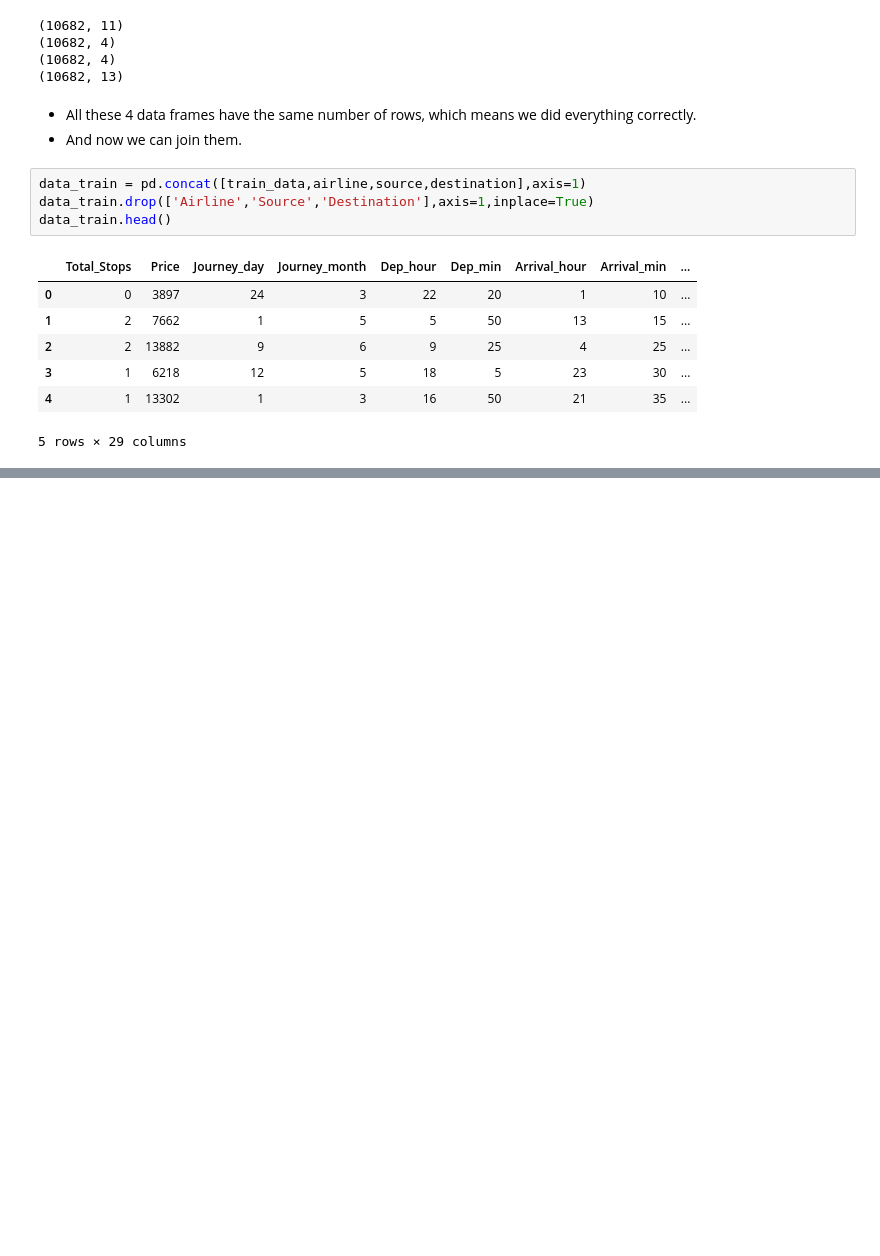
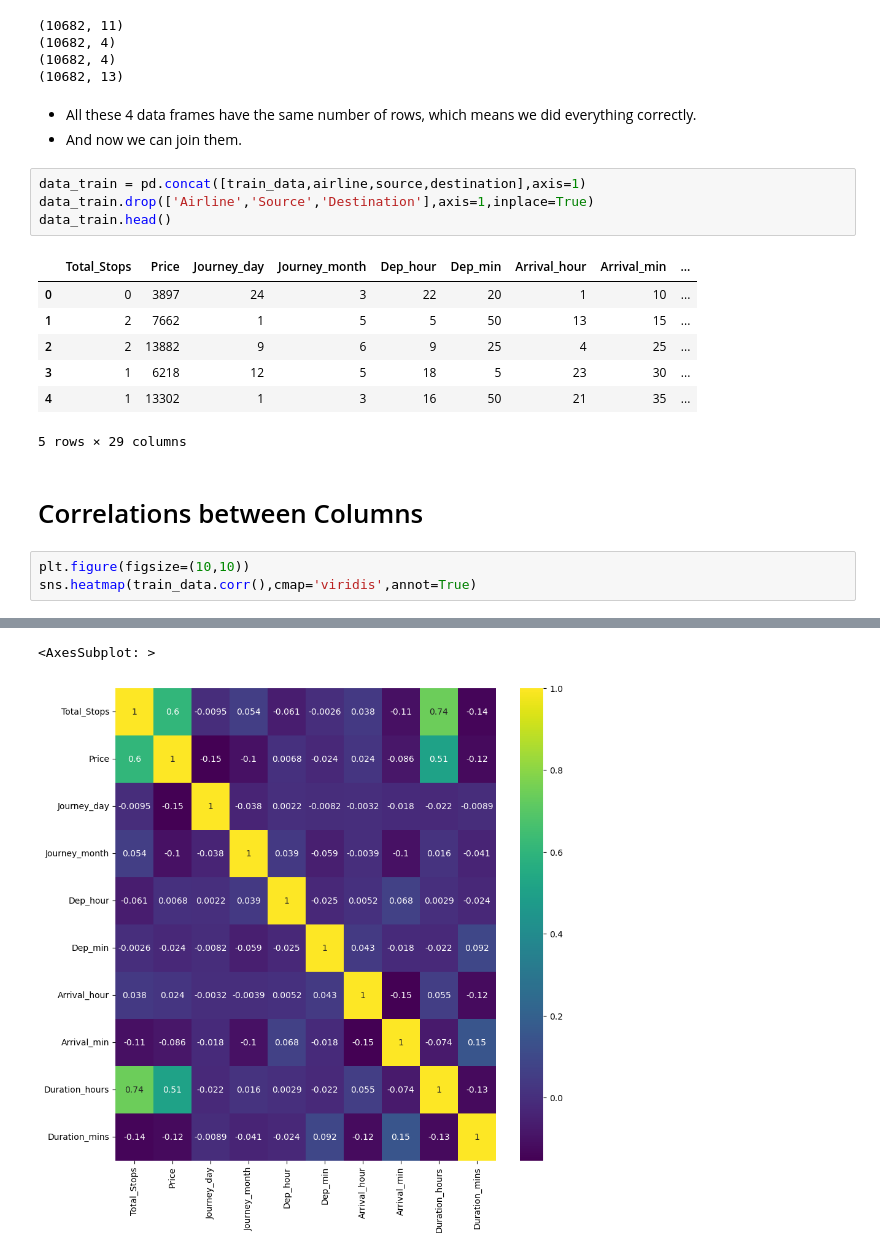
Before and after one commit to rukshar69/Flight-Price-Prediction, a Jupyter notebook: flight_prediction.ipynb, the cells around one changed output, grey strips where cells are left out. Cells and saved outputs as stored; diff of their text form; blank space fills up the shorter version.

```diff
--- a/flight_prediction.ipynb
+++ b/flight_prediction.ipynb
@@ -356,3 +356,9 @@ data_train.head()
 | 3 | 1 | 6218 | 12 | 5 | 18 | 5 | 23 | 30 | ... |
 | 4 | 1 | 13302 | 1 | 3 | 16 | 50 | 21 | 35 | ... |
 5 rows × 29 columns
+# %% [markdown]
+# Correlations between Columns
+# %%
+plt.figure(figsize=(10,10))
+sns.heatmap(train_data.corr(),cmap='viridis',annot=True)
+# %% [output]
@@ -358,0 +366,2 @@ data_train.head()
+<AxesSubplot: >
+[figure, added]
```
Also changed, not shown: parts of 7 cells of this notebook, 1 other file.
